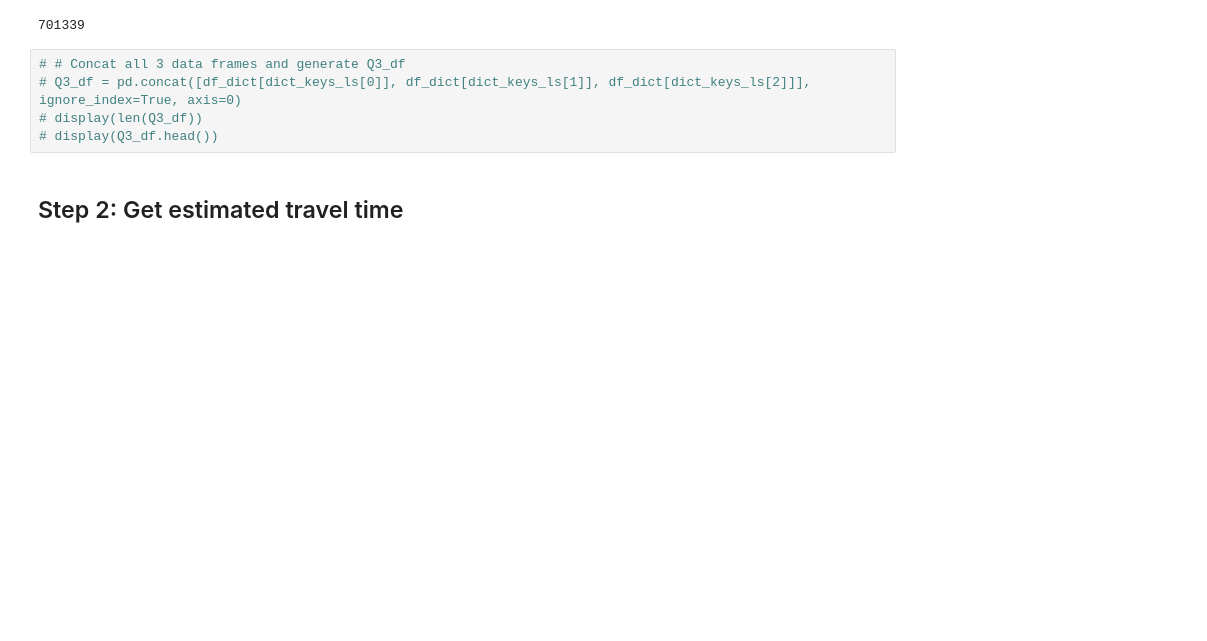
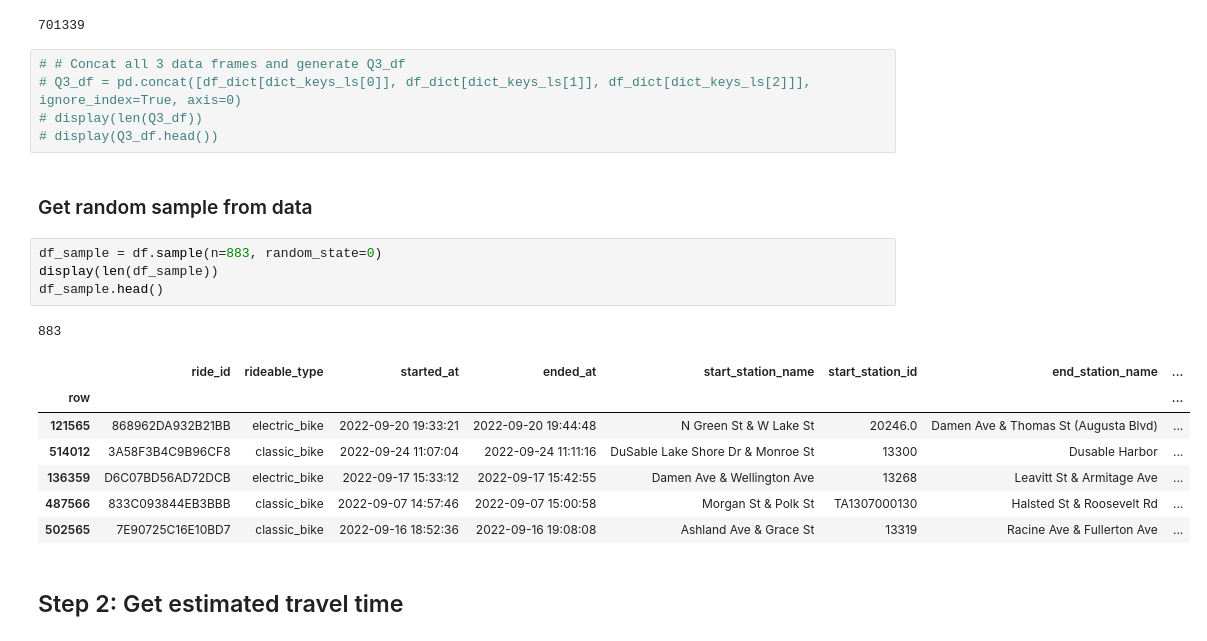
Before and after one commit to DrakeData/MSDS436-FINAL, a Jupyter notebook: 01-DataGathering.ipynb, the cells around one changed output. Cells and saved outputs as stored; diff of their text form; blank space fills up the shorter version.

```diff
--- a/01-DataGathering.ipynb
+++ b/01-DataGathering.ipynb
@@ -115,6 +115,21 @@ len(sep_df)
 # Q3_df = pd.concat([df_dict[dict_keys_ls[0]], df_dict[dict_keys_ls[1]], df_dict[dict_keys_ls[2]]], ignore_index=True, axis=0)
 # display(len(Q3_df))
 # display(Q3_df.head())
+# %% [markdown]
+### Get random sample from data
+# %%
+df_sample = df.sample(n=883, random_state=0)
+display(len(df_sample))
+df_sample.head()
+# %% [output]
+883
+|  | ride_id | rideable_type | started_at | ended_at | start_station_name | start_station_id | end_station_name | ... |
+| row |  |  |  |  |  |  |  | ... |
+| 121565 | 868962DA932B21BB | electric_bike | 2022-09-20 19:33:21 | 2022-09-20 19:44:48 | N Green St & W Lake St | 20246.0 | Damen Ave & Thomas St (Augusta Blvd) | ... |
+| 514012 | 3A58F3B4C9B96CF8 | classic_bike | 2022-09-24 11:07:04 | 2022-09-24 11:11:16 | DuSable Lake Shore Dr & Monroe St | 13300 | Dusable Harbor | ... |
+| 136359 | D6C07BD56AD72DCB | electric_bike | 2022-09-17 15:33:12 | 2022-09-17 15:42:55 | Damen Ave & Wellington Ave | 13268 | Leavitt St & Armitage Ave | ... |
+| 487566 | 833C093844EB3BBB | classic_bike | 2022-09-07 14:57:46 | 2022-09-07 15:00:58 | Morgan St & Polk St | TA1307000130 | Halsted St & Roosevelt Rd | ... |
+| 502565 | 7E90725C16E10BD7 | classic_bike | 2022-09-16 18:52:36 | 2022-09-16 19:08:08 | Ashland Ave & Grace St | 13319 | Racine Ave & Fullerton Ave | ... |
 # %% [markdown]
 ## Step 2: Get estimated travel time
 # %%
```
Also changed, not shown: parts of 13 cells of this notebook, 1 other file.
